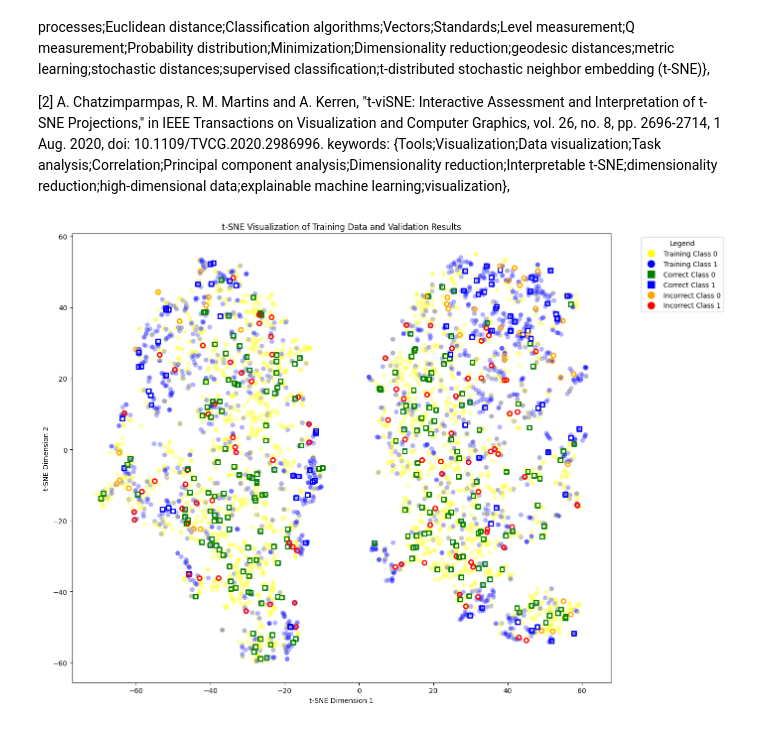
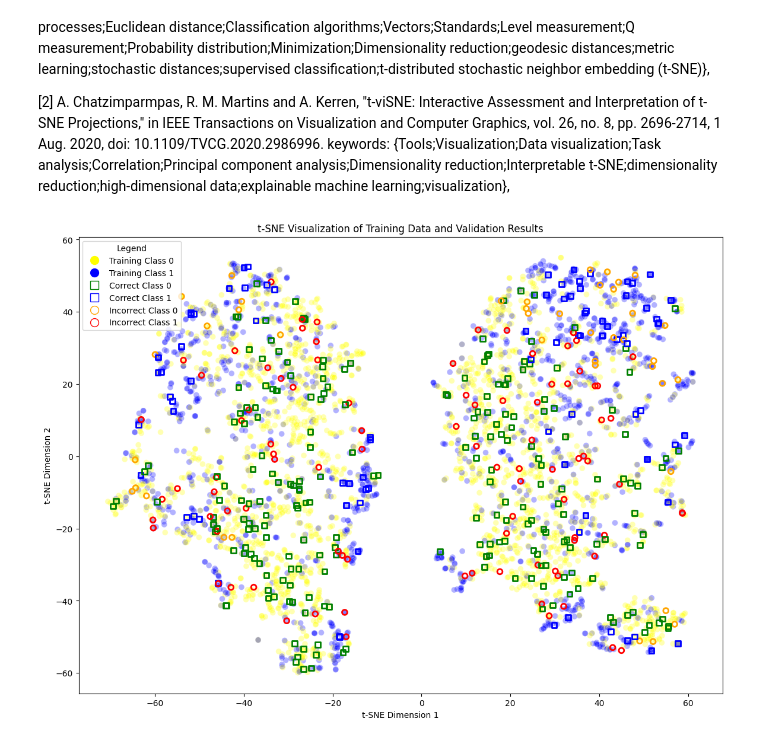
Before and after one commit to Oak10/pointwise-benchmark, a Jupyter notebook: 2.1_TSNE.ipynb, the cells around one changed output. Saved outputs shown, nothing was run; the diff lists cells and outputs as text; code cells hidden in the pictures.

```diff
--- a/2.1_TSNE.ipynb
+++ b/2.1_TSNE.ipynb
@@ -96,37 +96,36 @@ for _, row in results_df.iterrows():
         plt.scatter(
             row['TSNE1'], row['TSNE2'],
             facecolors='none',  # No fill color
             edgecolors=correct_colors[row['true_label']],  # Class-specific border color
             marker='s',  # Square for correct predictions
             s=40,
             linewidth=2
         )
     else:
         # incorrect predictions (circles)
         plt.scatter(
             row['TSNE1'], row['TSNE2'],
             facecolors='none',
             edgecolors=incorrect_colors[row['true_label']],
             marker='o',
             s=40,
             linewidth=2
         )
 
 plt.title("t-SNE Visualization of Training Data and Validation Results")
 plt.xlabel("t-SNE Dimension 1")
 plt.ylabel("t-SNE Dimension 2")
 plt.legend(
     handles=[
         plt.Line2D([0], [0], marker='o', color='yellow', label='Training Class 0', markersize=10, linestyle=''),
         plt.Line2D([0], [0], marker='o', color='blue', label='Training Class 1', markersize=10, linestyle=''),
-        plt.Line2D([0], [0], marker='s', color='green', label='Correct Class 0', markersize=10, linestyle=''),
-        plt.Line2D([0], [0], marker='s', color='blue', label='Correct Class 1', markersize=10, linestyle=''),
-        plt.Line2D([0], [0], marker='o', color='orange', label='Incorrect Class 0', markersize=10, linestyle=''),
-        plt.Line2D([0], [0], marker='o', color='red', label='Incorrect Class 1', markersize=10, linestyle=''),
+        plt.Line2D([0], [0], marker='s', color='green', label='Correct Class 0', markersize=10, linestyle='', markerfacecolor='none'),
+        plt.Line2D([0], [0], marker='s', color='blue', label='Correct Class 1', markersize=10, linestyle='', markerfacecolor='none'),
+        plt.Line2D([0], [0], marker='o', color='orange', label='Incorrect Class 0', markersize=10, linestyle='', markerfacecolor='none'),
+        plt.Line2D([0], [0], marker='o', color='red', label='Incorrect Class 1', markersize=10, linestyle='', markerfacecolor='none'),
     ],
-    bbox_to_anchor=(1.05, 1), loc='upper left', title="Legend"
+    loc='upper left', title="Legend"
 )
-plt.tight_layout()
 plt.show()
 # %% [output]
-[figure, old version]
+[figure, new version]
```
